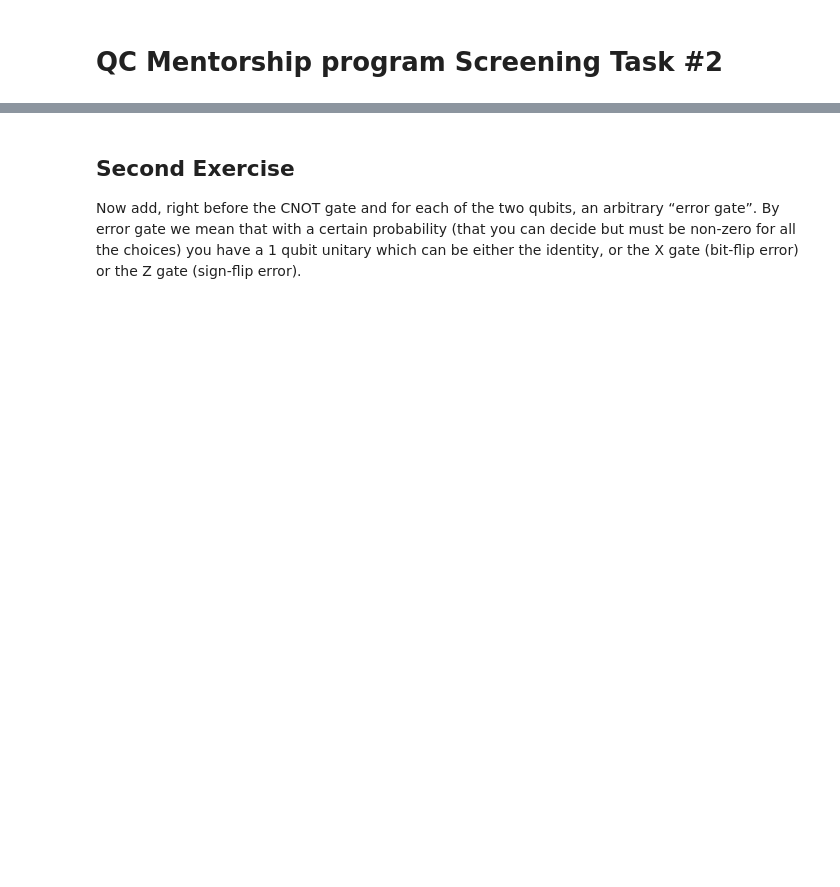
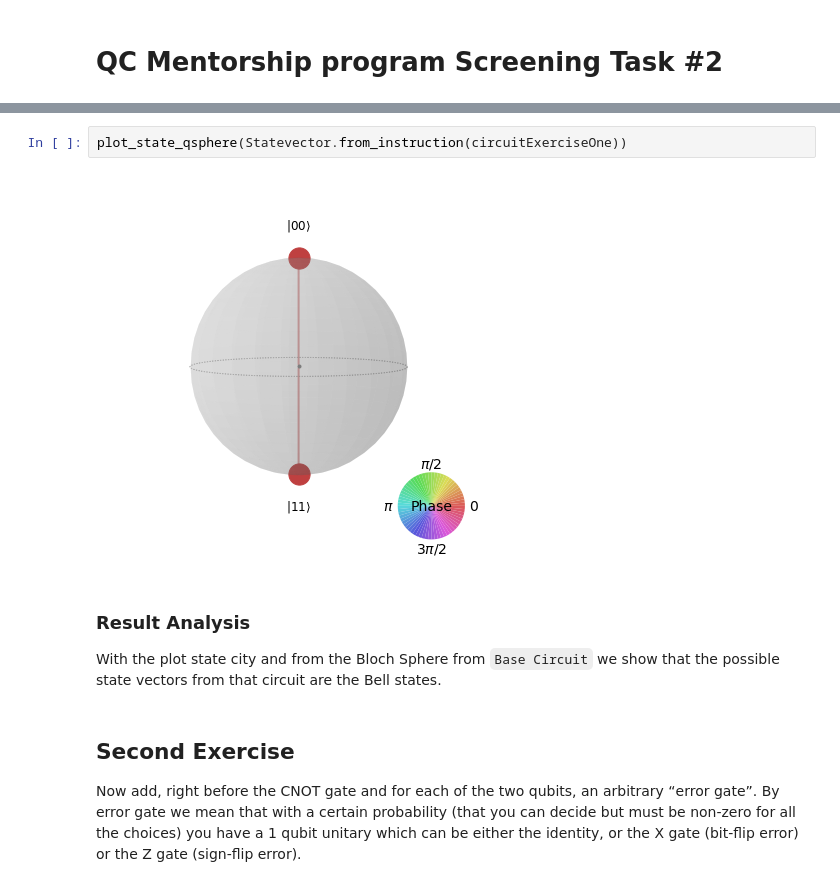
Before and after one commit to iamtxena/qc-mentorship-program, a Jupyter notebook: qosf-error-correction-task.ipynb, the cells around one changed output, grey strips where cells are left out. Drawn from its saved outputs; the diff is of its cells as text; blank space fills up the shorter version.

```diff
--- a/qosf-error-correction-task.ipynb
+++ b/qosf-error-correction-task.ipynb
@@ -30,3 +49,11 @@ circuitExerciseOne.draw('mpl')
+# %%
+plot_state_qsphere(Statevector.from_instruction(circuitExerciseOne))
+# %% [output]
+[figure, added]
+# %% [markdown]
+### Result Analysis
+
+With the plot state city and from the Bloch Sphere from `Base Circuit` we show that the possible state vectors from that circuit are the Bell states.
 # %% [markdown]
 ## Second Exercise
 
```
Also changed, not shown: parts of 26 cells of this notebook.
